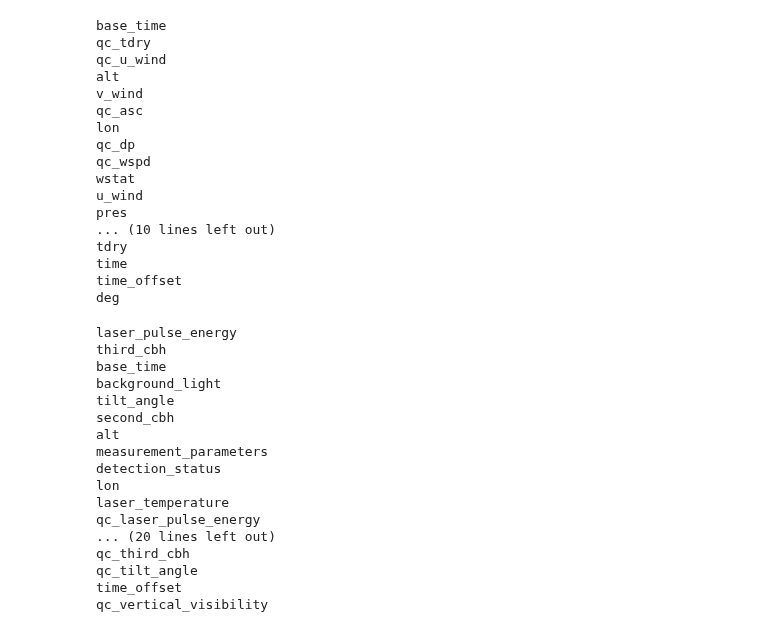
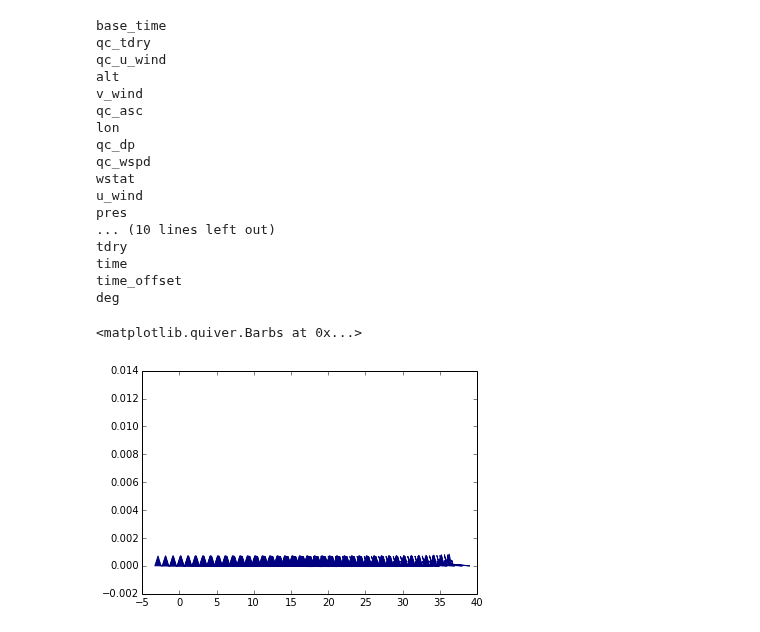
Before and after one commit to EVS-ATMOS/HRRR, a Jupyter notebook: notebooks/NetCDF Multiplot Figures.ipynb, the cells around one changed output. Cells and saved outputs as stored; diff of their text form; code cells hidden in the pictures.

```diff
--- a/notebooks/NetCDF Multiplot Figures.ipynb
+++ b/notebooks/NetCDF Multiplot Figures.ipynb
@@ -56,24 +37,3 @@ tdry
 time
 time_offset
 deg
-# %%
-for v in c.variables:
-    print v
-# %% [output]
-laser_pulse_energy
-third_cbh
-base_time
-background_light
-tilt_angle
-second_cbh
-alt
-measurement_parameters
-detection_status
-lon
-laser_temperature
-qc_laser_pulse_energy
-... (20 lines left out)
-qc_third_cbh
-qc_tilt_angle
-time_offset
-qc_vertical_visibility
@@ -87,0 +42,17 @@ swc = f.variables['spectral_width_copol'].data
+# %%
+#Read in data
+u = s.variables['u_wind'].data
+v = s.variables['v_wind'].data
+hsnd = s.variables['alt'].data
+psnd = s.variables['pres'].data
+st = s.variables['time'].data
+
+pl = pyhrrr.HRRR_PS
+
+uhrrr = np.interp(pl,psnd,u)
+vhrrr = np.interp(pl,psnd,v)
+
+plt.barbs(pl,uhrrr,vhrrr)
+# %% [output]
+<matplotlib.quiver.Barbs at 0x...>
+[figure, added]
```
Also changed, not shown: parts of 6 cells of this notebook.
